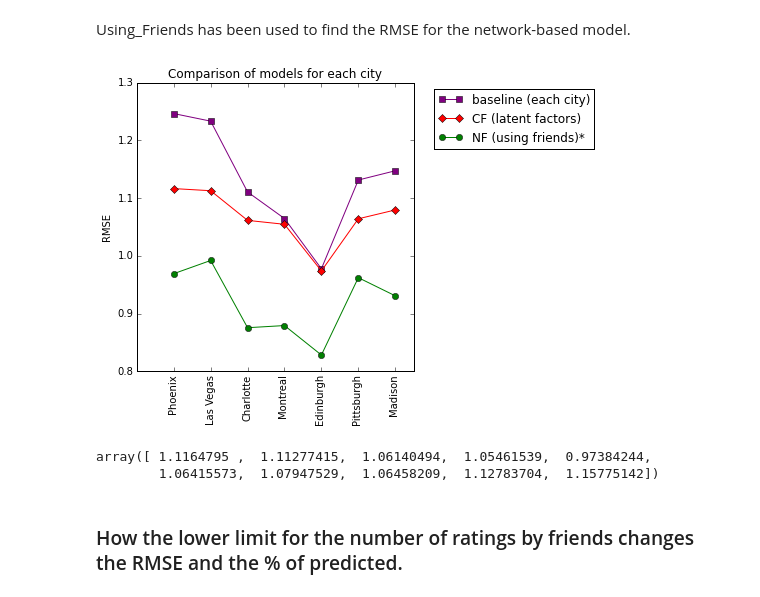
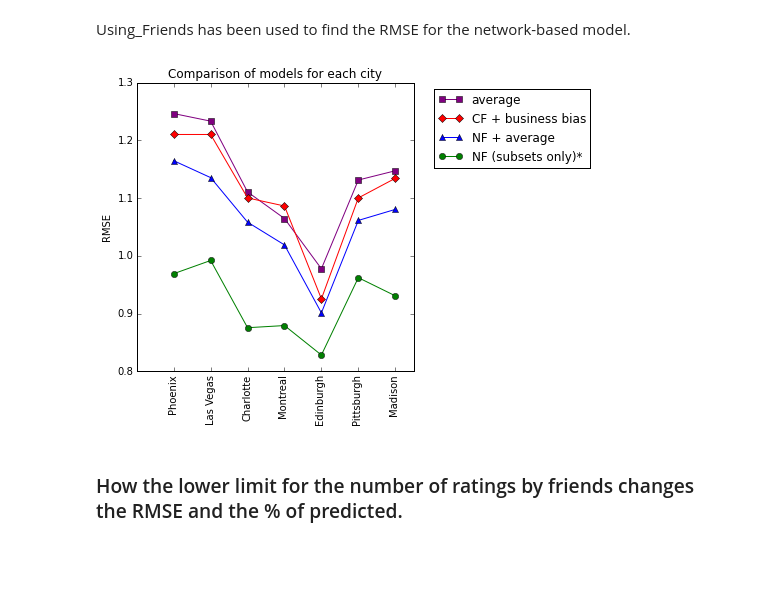
Before and after one commit to suhanree/network-recommender, a Jupyter notebook: code/EDA.ipynb, the cells around one changed output. Cells and saved outputs as stored; diff of their text form; code cells hidden in the pictures; blank space fills up the shorter version.

Commit message:
Final stype check on codes; modified EDA; changed figures

```diff
--- a/code/EDA.ipynb
+++ b/code/EDA.ipynb
@@ -680,29 +693,24 @@ nf2 = np.loadtxt('../fig/fig_data/nf_rmse2')
 # %%
 fig = plt.figure(figsize=(8,6))
 ax = fig.add_subplot(111)
 plt.title('Comparison of models for each city')
 plt.ylabel('RMSE')
 plt.xlim(-1,6.5)
 plt.ylim(0.8, 1.3)
 ax.set_xticks(range(7))
 xtickNames = ax.set_xticklabels(city_names)
 plt.setp(xtickNames, rotation=90, fontsize=10)
 ax.set_position([0.1,0.1,1.2,0.9])
 #fig1 = plt.plot([-2, 100], [b, b], color='g', label='baseline (whole)')
-fig1 = plt.plot(ba_df[:7,0], ba_df[:7,1], marker='s', color='purple', label='baseline (each city)')
-fig2 = plt.plot(cf[:7], marker='D', color='r', label='CF (latent factors)')
-#fig3 = plt.plot(nf2[:7,0], nf2[:7,1], marker='o', color='b', label='NF (using friends)*')
-fig4 = plt.plot(nf1[:7,0], nf1[:7,1], marker='o', color='g', label='NF (using friends)*')
+fig1 = plt.plot(ba_df[:7,0], ba_df[:7,1], marker='s', color='purple', label='average')
+fig2 = plt.plot(cf[:7,0], cf[:7,3], marker='D', color='r', label='CF + business bias')
+fig3 = plt.plot(nf2[:7,0], nf2[:7,1], marker='^', color='b', label='NF + average')
+fig4 = plt.plot(nf1[:7,0], nf1[:7,1], marker='o', color='g', label='NF (subsets only)*')
 plt.legend(bbox_to_anchor=(1.05, 1), loc=2 )
 plt.tight_layout()
 plt.savefig('../fig/rmse.png', dpi=200)
 # %% [output]
-[figure, old version]
+[figure, new version]
-# %%
-cf
-# %% [output]
-array([ 1.1164795 ,  1.11277415,  1.06140494,  1.05461539,  0.97384244,
-        1.06415573,  1.07947529,  1.06458209,  1.12783704,  1.15775142])
 # %% [markdown]
 ### How the lower limit for the number of ratings by friends changes the RMSE and the % of predicted.
 # %%
```
Also changed, not shown: parts of 2 cells of this notebook, 13 other files.
